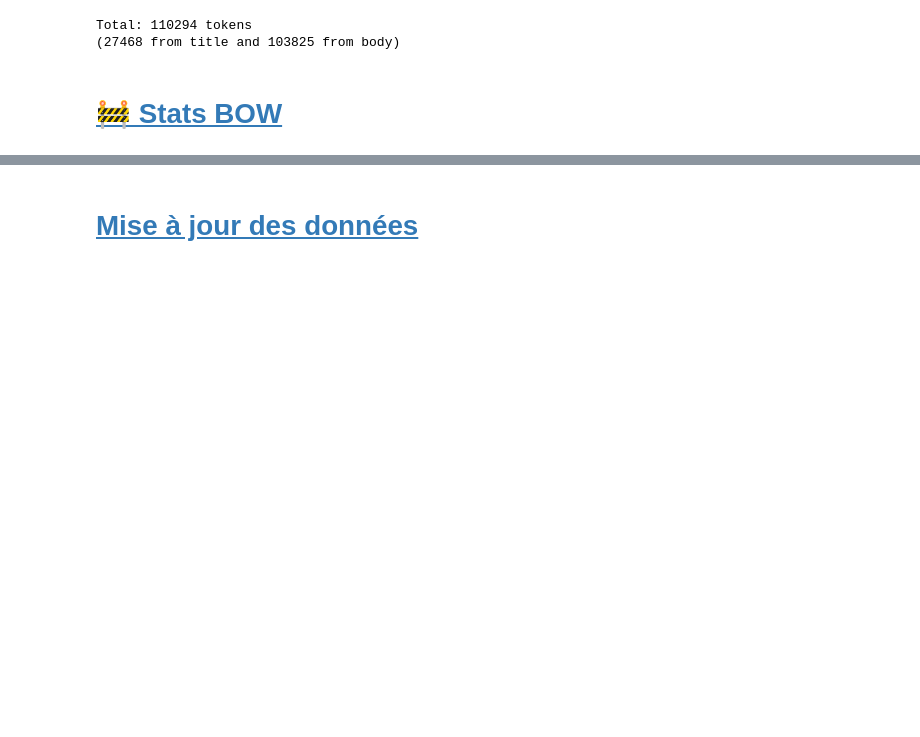
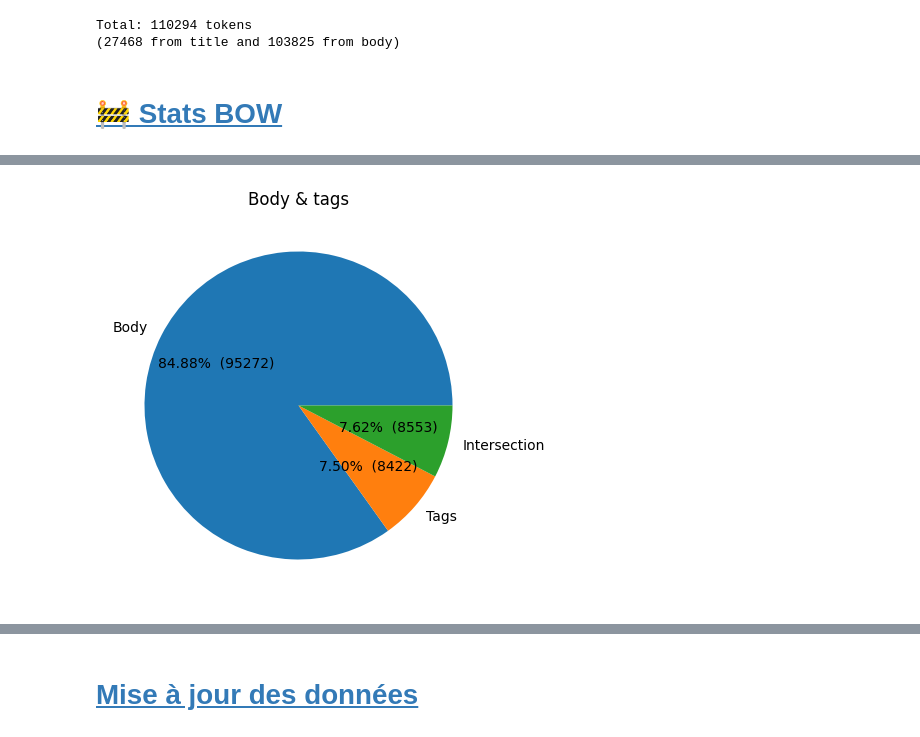
Before and after one commit to sycod/OC_P5_SoF, a Jupyter notebook: 1_EDA.ipynb, the cells around one changed output, grey strips where cells are left out. Drawn from its saved outputs; the diff is of its cells as text; code cells hidden in the pictures; blank space fills up the shorter version.

```diff
--- a/1_EDA.ipynb
+++ b/1_EDA.ipynb
@@ -434,0 +468,14 @@ Total: 110294 tokens
+# %%
+x = [len(bow_body - tags), len(tags - bow_body), len(bow_body & tags)]
+
+plt.figure(figsize=(5, 5))
+plt.title(f"Body & tags")
+plt.pie(
+    x,
+    labels=["Body", "Tags", "Intersection"],
+    autopct=make_autopct(x),
+)
+
+plt.show()
+# %% [output]
+[figure, added]
```
Also changed, not shown: parts of 24 cells of this notebook, 2 other files.
